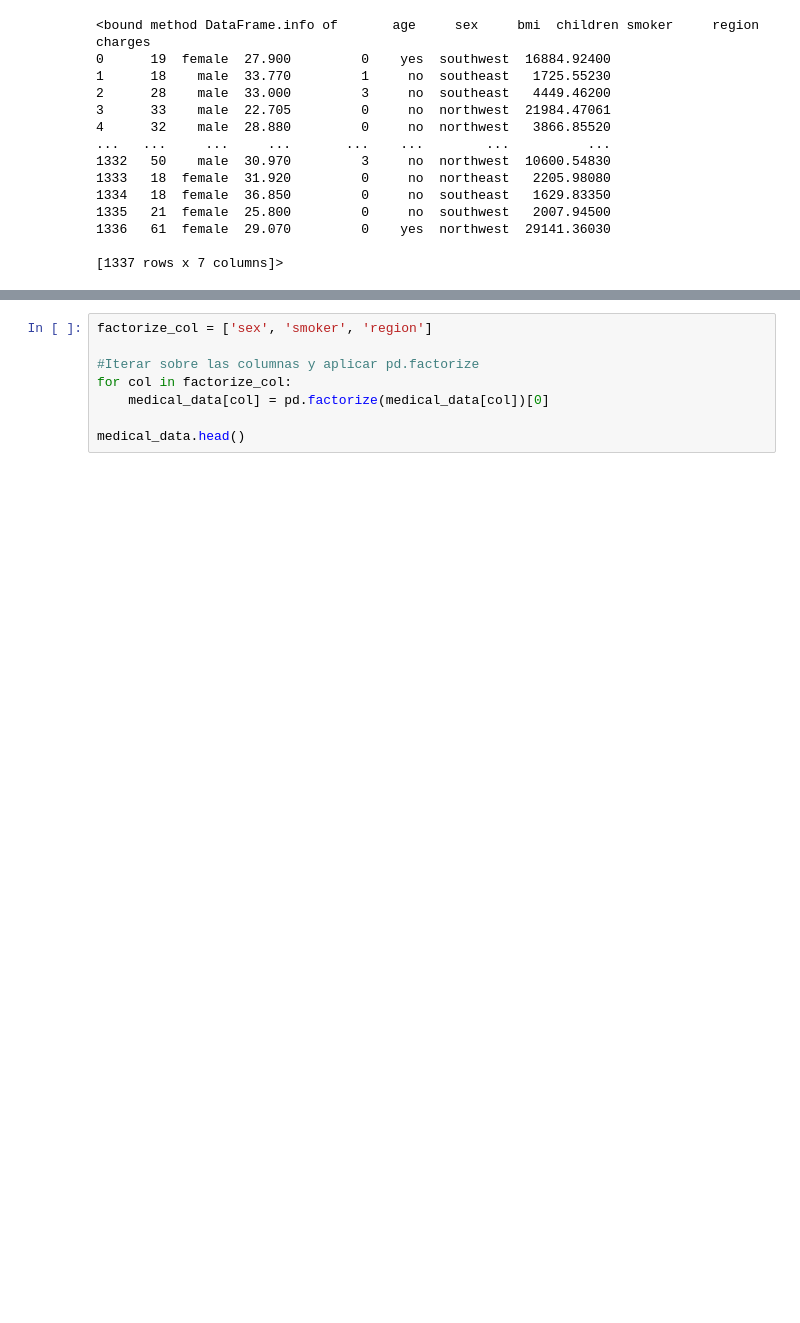
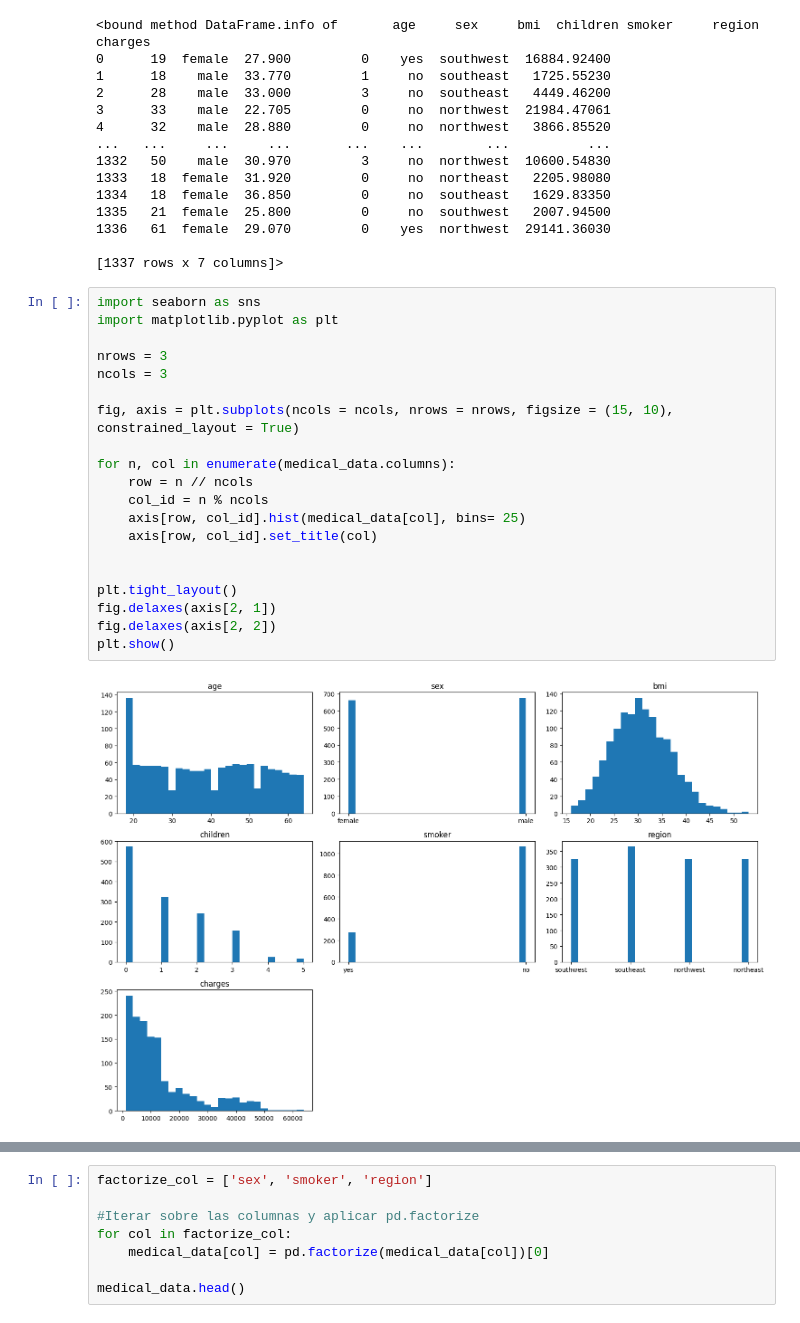
Before and after one commit to Yakondra/Medical_insurance_ml, a Jupyter notebook: src/EDA_meds.ipynb, the cells around one changed output, grey strips where cells are left out. Drawn from its saved outputs; the diff is of its cells as text; blank space fills up the shorter version.

```diff
--- a/src/EDA_meds.ipynb
+++ b/src/EDA_meds.ipynb
@@ -72,3 +72,25 @@ medical_data.info
 1336   61  female  29.070         0    yes  northwest  29141.36030
 
 [1337 rows x 7 columns]>
+# %%
+import seaborn as sns
+import matplotlib.pyplot as plt
+
+nrows = 3
+ncols = 3
+
+fig, axis = plt.subplots(ncols = ncols, nrows = nrows, figsize = (15, 10), constrained_layout = True)
+
+for n, col in enumerate(medical_data.columns):
+    row = n // ncols
+    col_id = n % ncols
+    axis[row, col_id].hist(medical_data[col], bins= 25)
+    axis[row, col_id].set_title(col)
+
+
+plt.tight_layout()
+fig.delaxes(axis[2, 1])
+fig.delaxes(axis[2, 2])
+plt.show()
+# %% [output]
+[figure, added]
```
Also changed, not shown: parts of 1 cell of this notebook.
